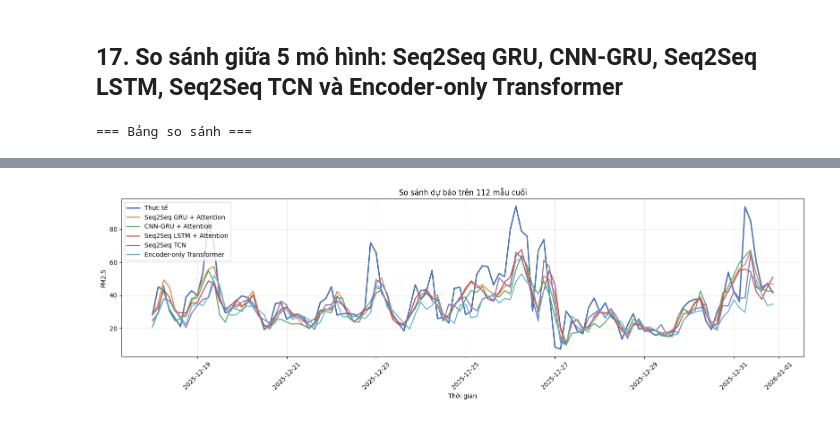
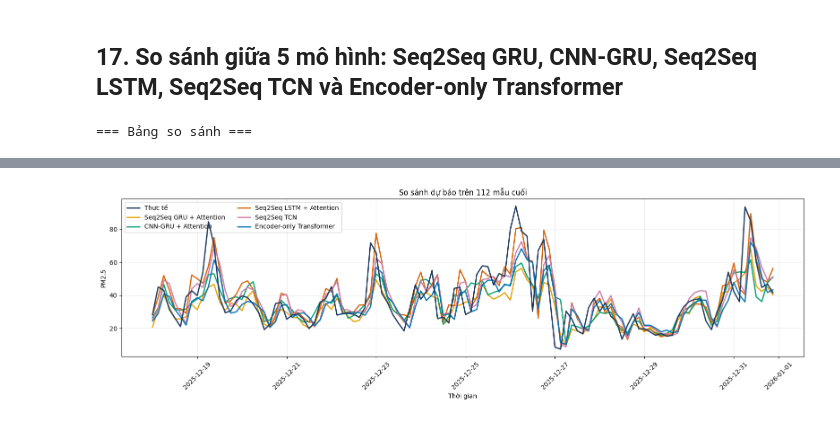
Before and after one commit to HoangHumg1210/hoankiem-air-quality-, a Jupyter notebook: notebooks/03_model.ipynb, the cells around one changed output, grey strips where cells are left out. Saved outputs shown, nothing was run; the diff lists cells and outputs as text; code cells hidden in the pictures.

Commit message:
Kết quả các model

```diff
--- a/notebooks/03_model.ipynb
+++ b/notebooks/03_model.ipynb
@@ -478,7 +478,7 @@ SELECTED_FEATURE_SET = "all"
 OPTIMISTIC_FEATURE_SET = "optimistic_v1"
 INNER_VAL_SIZE = 56
 PEAK_QUANTILE = 0.90
-PEAK_WEIGHT = 3.0
+PEAK_WEIGHT = 2.5
 HUBER_DELTA = 1.0
 FINAL_EPOCH_FLOOR = 10
 EARLY_STOPPING_PATIENCE = 24
@@ -2296,7 +2343,7 @@ LSTM_MODEL_KWARGS = {
     "dense_units": 128,
     "dropout": 0.15,
     "recurrent_dropout": 0.0,
-    "learning_rate": 7e-4,
+    "learning_rate": 2e-4,
     "l2_reg": 1e-5,
     "clipnorm": 1.0,
     "use_attention": True,
@@ -3718,6 +4191,32 @@ Epoch 22: ReduceLROnPlateau reducing learning rate to 8.749999688006938e-05.
 ## 17. So sánh giữa 5 mô hình: Seq2Seq GRU, CNN-GRU, Seq2Seq LSTM, Seq2Seq TCN và Encoder-only Transformer
 # %%
 
+required_globals = [
+    "walkforward_df",
+    "cnn_gru_walkforward_df",
+    "test_rollout_metrics",
+    "cnn_gru_test_rollout_metrics",
+    "lstm_walkforward_df",
+    "lstm_test_rollout_metrics",
+    "tcn_walkforward_df",
+    "tcn_test_rollout_metrics",
+    "transformer_walkforward_df",
+    "transformer_test_rollout_metrics",
+    "test_timeline_df",
+    "cnn_gru_test_timeline_df",
+    "lstm_test_timeline_df",
+    "tcn_test_timeline_df",
+    "transformer_test_timeline_df",
+]
+missing_globals = [name for name in required_globals if name not in globals()]
+if missing_globals:
+    raise ValueError(f"Thiếu biến để so sánh 5 mô hình: {missing_globals}")
+
+seq_label = MODEL_LABEL if "MODEL_LABEL" in globals() else "Mô hình Seq2Seq GRU + Attention"
+cnn_label = CNN_GRU_MODEL_LABEL if "CNN_GRU_MODEL_LABEL" in globals() else "Mô hình CNN-GRU + Attention"
+lstm_label = LSTM_MODEL_LABEL if "LSTM_MODEL_LABEL" in globals() else "Mô hình Seq2Seq LSTM + Attention"
+tcn_label = TCN_MODEL_LABEL if "TCN_MODEL_LABEL" in globals() else "Mô hình Seq2Seq TCN"
+transformer_label = TRANSFORMER_MODEL_LABEL if "TRANSFORMER_MODEL_LABEL" in globals() else "Mô hình Encoder-only Transformer"
 
 
 comparison_df = pd.DataFrame([
@@ -3786,28 +4285,32 @@ print(f"Mô hình tốt nhất theo test MAE: {winner_row['model']}")
 
 seq_plot_df = test_timeline_df[["timestamp", "y_true", "y_pred"]].copy()
 seq_plot_df["timestamp"] = pd.to_datetime(seq_plot_df["timestamp"])
-seq_plot_df = seq_plot_df.rename(columns={"y_true": "Thực tế", "y_pred": "Mô hình Seq2Seq GRU"})
+seq_plot_df = seq_plot_df.rename(columns={
+    "y_true": "Thực tế",
+    "y_pred": "Mô hình Seq2Seq GRU"
+})
 
-cnn_plot_df = cnn_gru_test_timeline_df[["timestamp", "y_true", "y_pred"]].copy()
+cnn_plot_df = cnn_gru_test_timeline_df[["timestamp", "y_pred"]].copy()
 cnn_plot_df["timestamp"] = pd.to_datetime(cnn_plot_df["timestamp"])
-cnn_plot_df = cnn_plot_df.rename(columns={"y_true": "Thực tế", "y_pred": "Mô hình CNN-GRU"})
+cnn_plot_df = cnn_plot_df.rename(columns={"y_pred": "Mô hình CNN-GRU"})
 
-lstm_plot_df = lstm_test_timeline_df[["timestamp", "y_true", "y_pred"]].copy()
+lstm_plot_df = lstm_test_timeline_df[["timestamp", "y_pred"]].copy()
 lstm_plot_df["timestamp"] = pd.to_datetime(lstm_plot_df["timestamp"])
-lstm_plot_df = lstm_plot_df.rename(columns={"y_true": "Thực tế", "y_pred": "Mô hình LSTM"})
+lstm_plot_df = lstm_plot_df.rename(columns={"y_pred": "Mô hình LSTM"})
 
-tcn_plot_df = tcn_test_timeline_df[["timestamp", "y_true", "y_pred"]].copy()
+tcn_plot_df = tcn_test_timeline_df[["timestamp", "y_pred"]].copy()
 tcn_plot_df["timestamp"] = pd.to_datetime(tcn_plot_df["timestamp"])
-tcn_plot_df = tcn_plot_df.rename(columns={"y_true": "Thực tế", "y_pred": "Mô hình TCN"})
+tcn_plot_df = tcn_plot_df.rename(columns={"y_pred": "Mô hình TCN"})
 
-transformer_plot_df = transformer_test_timeline_df[["timestamp", "y_true", "y_pred"]].copy()
+transformer_plot_df = transformer_test_timeline_df[["timestamp", "y_pred"]].copy()
 transformer_plot_df["timestamp"] = pd.to_datetime(transformer_plot_df["timestamp"])
-transformer_plot_df = transformer_plot_df.rename(columns={"y_true": "Thực tế", "y_pred": "Mô hình Transformer"})
+transformer_plot_df = transformer_plot_df.rename(columns={"y_pred": "Mô hình Transformer"})
 
 overlay_df = seq_plot_df.merge(cnn_plot_df, on="timestamp", how="inner")
 overlay_df = overlay_df.merge(lstm_plot_df, on="timestamp", how="inner")
 overlay_df = overlay_df.merge(tcn_plot_df, on="timestamp", how="inner")
 overlay_df = overlay_df.merge(transformer_plot_df, on="timestamp", how="inner")
+
 if overlay_df.empty:
     raise ValueError("Không thể gộp dữ liệu dự báo của 5 mô hình theo timestamp.")
 
@@ -3820,7 +4323,7 @@ plt.plot(overlay_df["timestamp"], overlay_df["Mô hình CNN-GRU"], label=cnn_lab
 plt.plot(overlay_df["timestamp"], overlay_df["Mô hình LSTM"], label=lstm_label, linewidth=1.7, color="#C44E52")
 plt.plot(overlay_df["timestamp"], overlay_df["Mô hình TCN"], label=tcn_label, linewidth=1.7, color="#8172B2")
 plt.plot(overlay_df["timestamp"], overlay_df["Mô hình Transformer"], label=transformer_label, linewidth=1.7, color="#64B5CD")
-plt.title("So sánh: GRU vs CNN-GRU vs LSTM vs TCN vs Transformer")
+plt.title("So sánh 5 mô hình")
 plt.xlabel("Thời gian")
 plt.ylabel("PM2.5")
 plt.legend()
@@ -3829,21 +4332,29 @@ plt.xticks(rotation=45)
 plt.tight_layout()
 plt.show()
 
-zoom_n = min(len(overlay_df), int(14 * 24 / STEP_HOURS))
-zoom_df = overlay_df.tail(zoom_n).copy()
+COLOR_MAP = {
+    "Thực tế": "#1F3A5F",
+    "Seq2Seq GRU + Attention": "#E69F00",
+    "CNN-GRU + Attention": "#009E73",
+    "Seq2Seq LSTM + Attention": "#D55E00",
+    "Seq2Seq TCN": "#CC79A7",
+    "Encoder-only Transformer": "#0072B2",
+}
 
 plt.figure(figsize=(16, 5))
-plt.plot(zoom_df["timestamp"], zoom_df["Thực tế"], label="Thực tế", linewidth=2.2, color="#4C72B0")
-plt.plot(zoom_df["timestamp"], zoom_df["Mô hình Seq2Seq GRU"], label=seq_label, linewidth=1.7, color="#DD8452")
-plt.plot(zoom_df["timestamp"], zoom_df["Mô hình CNN-GRU"], label=cnn_label, linewidth=1.7, color="#55A868")
-plt.plot(zoom_df["timestamp"], zoom_df["Mô hình LSTM"], label=lstm_label, linewidth=1.7, color="#C44E52")
-plt.plot(zoom_df["timestamp"], zoom_df["Mô hình TCN"], label=tcn_label, linewidth=1.7, color="#8172B2")
-plt.plot(zoom_df["timestamp"], zoom_df["Mô hình Transformer"], label=transformer_label, linewidth=1.7, color="#64B5CD")
+
+plt.plot(zoom_df["timestamp"], zoom_df["Thực tế"],label="Thực tế", linewidth=2.0, color=COLOR_MAP["Thực tế"], zorder=10)
+plt.plot(zoom_df["timestamp"], zoom_df["Mô hình Seq2Seq GRU"], label=seq_label, linewidth=2.0, color=COLOR_MAP["Seq2Seq GRU + Attention"], alpha=0.95)
+plt.plot(zoom_df["timestamp"], zoom_df["Mô hình CNN-GRU"], label=cnn_label, linewidth=2.0, color=COLOR_MAP["CNN-GRU + Attention"], alpha=0.95)
+plt.plot(zoom_df["timestamp"], zoom_df["Mô hình LSTM"], label=lstm_label, linewidth=2.0, color=COLOR_MAP["Seq2Seq LSTM + Attention"], alpha=0.95)
+plt.plot(zoom_df["timestamp"], zoom_df["Mô hình TCN"], label=tcn_label, linewidth=2.0, color=COLOR_MAP["Seq2Seq TCN"], alpha=0.95)
+plt.plot(zoom_df["timestamp"], zoom_df["Mô hình Transformer"], label=transformer_label, linewidth=2.0, color=COLOR_MAP["Encoder-only Transformer"], alpha=0.95)
+
 plt.title(f"So sánh dự báo trên {zoom_n} mẫu cuối")
 plt.xlabel("Thời gian")
 plt.ylabel("PM2.5")
-plt.legend()
-plt.grid(alpha=0.3)
+plt.legend(ncol=2, frameon=True)
+plt.grid(alpha=0.25)
 plt.xticks(rotation=45)
 plt.tight_layout()
 plt.show()
@@ -3851,6 +4362,13 @@ plt.show()
 
 print("=== 20 mẫu dự báo cuối cùng của 5 mô hình ===")
 overlay_df[["timestamp", "Thực tế", "Mô hình Seq2Seq GRU", "Mô hình CNN-GRU", "Mô hình LSTM", "Mô hình TCN", "Mô hình Transformer"]].head(20)
+
+
+plot_model_zoom(lstm_test_timeline_df, lstm_label, "#C44E52")
+plot_model_zoom(tcn_test_timeline_df, tcn_label, "#8172B2")
+plot_model_zoom(transformer_test_timeline_df, transformer_label, "#64B5CD")
+plot_model_zoom(test_timeline_df, seq_label, "#DD8452")
+plot_model_zoom(cnn_gru_test_timeline_df, cnn_label, "#55A868")
 # %% [output]
 === Bảng so sánh ===
 |  | model | val_mae | val_rmse | val_mape | val_peak_mae | test_mae | test_rmse | test_mape | test_peak_mae |
@@ -3864 +4382 @@ Mô hình tốt nhất theo test MAE: Seq2Seq GRU + Attention
-[figure, old version]
+[figure, new version]
```
Also changed, not shown: parts of 11 cells of this notebook.
